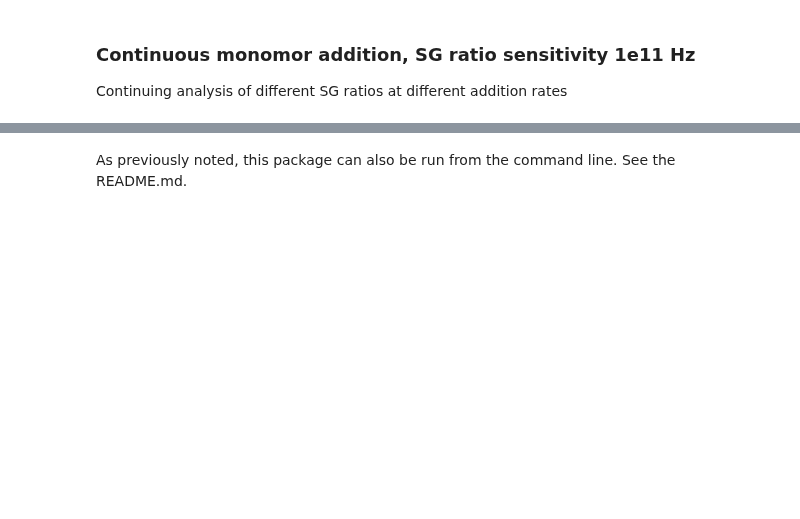
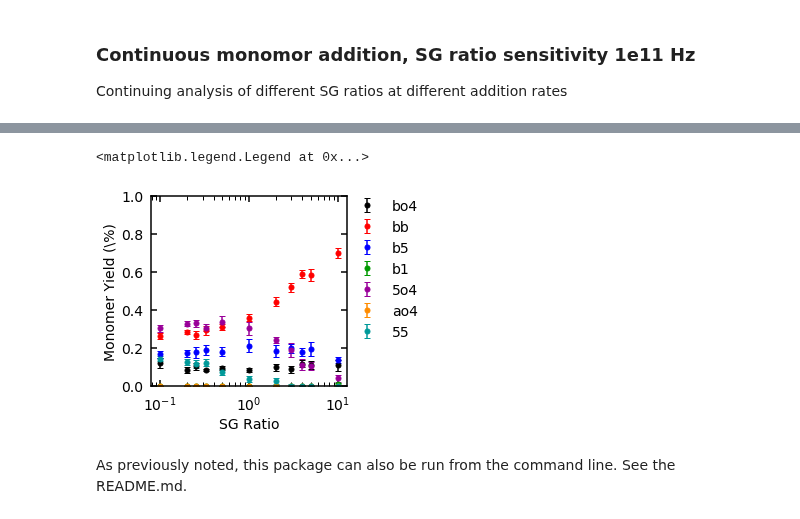
Before and after one commit to michaelorella/lignin-kmc, a Jupyter notebook: LigninPolymerizationNotebook.ipynb, the cells around one changed output, grey strips where cells are left out. Saved outputs shown, nothing was run; the diff lists cells and outputs as text; code cells hidden in the pictures; blank space fills up the shorter version.

```diff
--- a/LigninPolymerizationNotebook.ipynb
+++ b/LigninPolymerizationNotebook.ipynb
@@ -1241,32 +1249,33 @@ plt.ylim([0.0, 1.0])
 # %%
-colors = [(0, 0, 0), (1, 0, 0), (0, 0, 1), (0, 0.6, 0), (0.6, 0, 0.6), (1, 0.549, 0),
-          (0, 0.6, 0.6), (1, 0.8, 0), (0.6078, 0.2980, 0), (0.6, 0, 0), (0, 0, 0.6)]
 plt.figure(figsize=(3.5, 3.5))
 plt.errorbar(sg_opts, av_bo4_bonds, yerr=std_bo4_bonds, linestyle='none', marker='.',
              markersize=10, markerfacecolor=colors[0], markeredgecolor=colors[0], label=BO4,
              capsize=3,ecolor=colors[0])
 plt.errorbar(sg_opts, av_bb_bonds, yerr=std_bb_bonds, linestyle='none', marker='.', markersize=10,
              markerfacecolor=colors[1], markeredgecolor=colors[1], label=BB, capsize=3, ecolor=colors[1])
 plt.errorbar(sg_opts, av_b5_bonds, yerr=std_b5_bonds, linestyle='none', marker='.', markersize=10,
              markerfacecolor=colors[2], markeredgecolor=colors[2], label=B5, capsize=3, ecolor=colors[2])
 plt.errorbar(sg_opts, av_b1_bonds, yerr=std_b1_bonds, linestyle='none', marker='.', markersize=10,
              markerfacecolor=colors[3], markeredgecolor=colors[3], label=B1, capsize=3, ecolor=colors[3])
 plt.errorbar(sg_opts, av_5o4_bonds, yerr=std_5o4_bonds, linestyle='none', marker='.', markersize=10,
              markerfacecolor=colors[4], markeredgecolor=colors[4], label=C5O4, capsize=3, ecolor=colors[4])
 plt.errorbar(sg_opts, av_ao4_bonds, yerr=std_ao4_bonds, linestyle='none', marker='.', markersize=10,
              markerfacecolor=colors[5], markeredgecolor=colors[5], label=AO4, capsize=3, ecolor=colors[5])
 plt.errorbar(sg_opts, av_55_bonds, yerr=std_55_bonds, linestyle='none', marker='.', markersize=10,
              markerfacecolor=colors[6], markeredgecolor=colors[6], label=C5C5, capsize=3, ecolor=colors[6])
 plt.xscale('log')
 
 [plt.gca().spines[i].set_linewidth(1.5) for i in ['top', 'right', 'bottom', 'left']]
 plt.gca().tick_params(axis='both', which='major', labelsize=14, direction='in', pad=8, top=True, right=True,
                       width=1.5, length=6)
 plt.gca().tick_params(axis='both', which='minor', labelsize=14, direction='in', pad=8, top=True, right=True,
                       width=1, length=4)
 plt.ylabel('Monomer Yield (\%)', fontsize=14)
 plt.xlabel('SG Ratio', fontsize=14)
 plt.ylim([0.0, 1.0])
 plt.legend(fontsize=14, loc='upper center', bbox_to_anchor=(1.2, 1.05), frameon=False)
+# %% [output]
+<matplotlib.legend.Legend at 0x...>
+[figure, added]
 # %% [markdown]
 As previously noted, this package can also be run from the command line. See the README.md.
```
Also changed, not shown: parts of 27 cells of this notebook.
